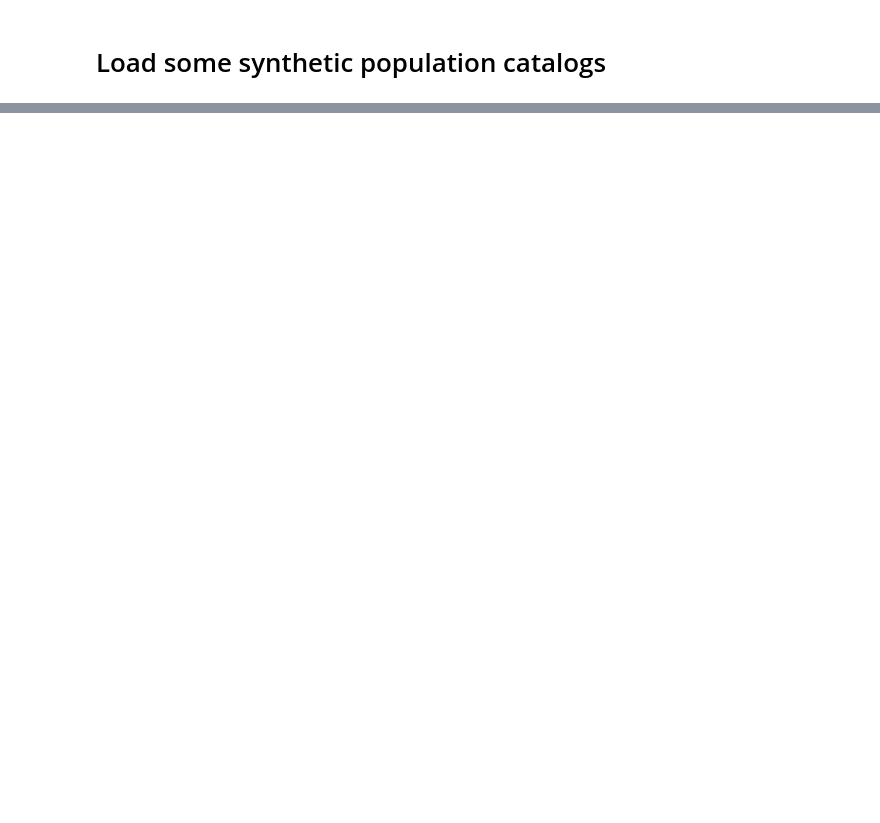
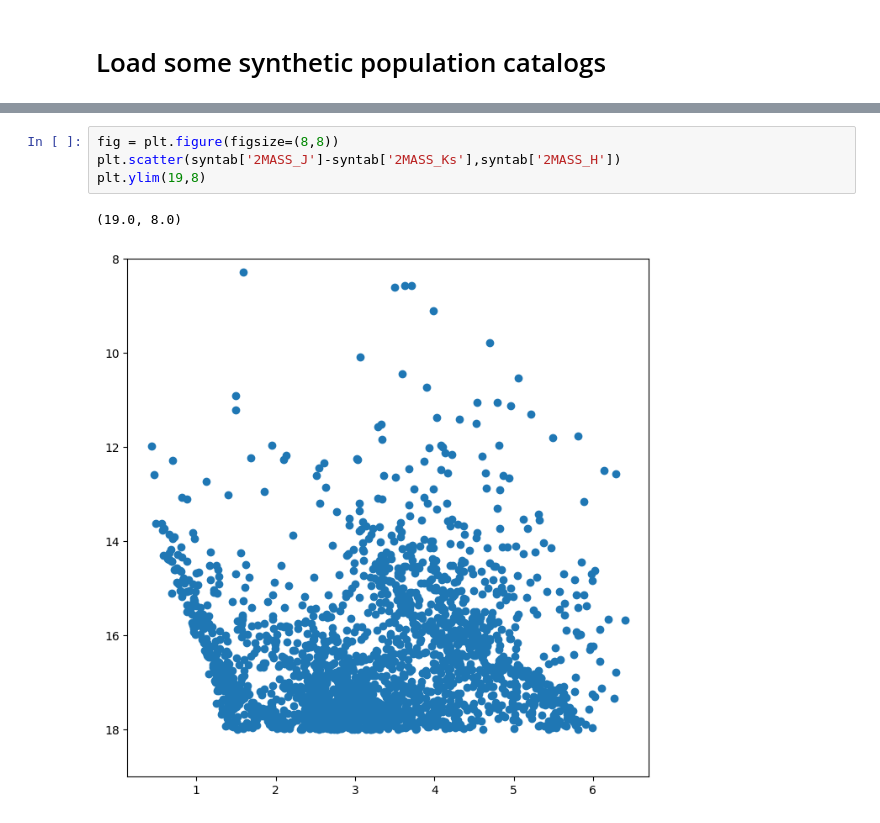
Before and after one commit to dnidever/hge-targeting, a Jupyter notebook: notebooks/Test.ipynb, the cells around one changed output, grey strips where cells are left out. Saved outputs shown, nothing was run; the diff lists cells and outputs as text; blank space fills up the shorter version.

```diff
--- a/notebooks/Test.ipynb
+++ b/notebooks/Test.ipynb
@@ -19,0 +43,7 @@ NameError: name 'utils' is not defined
+# %%
+fig = plt.figure(figsize=(8,8))
+plt.scatter(syntab['2MASS_J']-syntab['2MASS_Ks'],syntab['2MASS_H'])
+plt.ylim(19,8)
+# %% [output]
+(19.0, 8.0)
+[figure, added]
```
Also changed, not shown: parts of 4 cells of this notebook, 5 other files.
